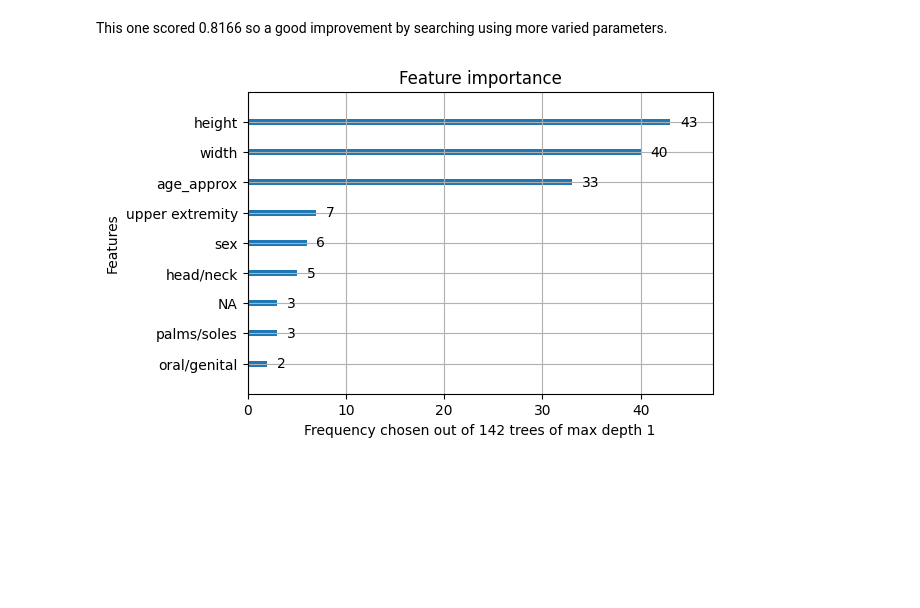
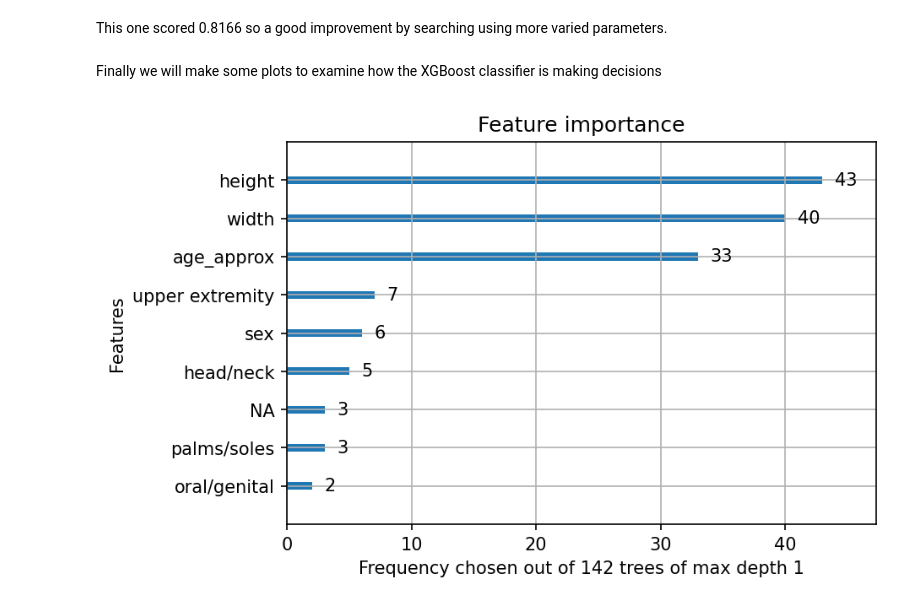
Before and after one commit to sjhatfield/kaggle-melanoma-2020, a Jupyter notebook: notebooks/tabular.ipynb, the cells around one changed output. Saved outputs shown, nothing was run; the diff lists cells and outputs as text; code cells hidden in the pictures; blank space fills up the shorter version.

```diff
--- a/notebooks/tabular.ipynb
+++ b/notebooks/tabular.ipynb
@@ -444,14 +445,16 @@ with open(filename, 'wb') as file:
 # %%
 with open(filename, 'rb') as file:
     final_model = pickle.load(file)
+# %% [markdown]
+Finally we will make some plots to examine how the XGBoost classifier is making decisions
 # %%
-fig, ax = plt.subplots(dpi=100)
+fig, ax = plt.subplots(dpi=150)
 plot_importance(final_model.best_estimator_.named_steps["classification"],
                 ax=ax,
                 xlabel=f"Frequency chosen out of {final_model.best_params_['classification__n_estimators']} trees of max depth {final_model.best_params_['classification__max_depth']}")
-fig.savefig('../images/feature_importance.png')
+fig.savefig('../images/feature_importance.png', bbox_inches = "tight")
 # %% [output]
-[figure, old version]
+[figure, new version]
 # %%
 for i in sample(set(np.arange(final_model.best_params_['classification__n_estimators'])), 10):
     fig, ax = plt.subplots(figsize=(10, 10))
```
Also changed, not shown: parts of 17 cells of this notebook, 24 other files.
